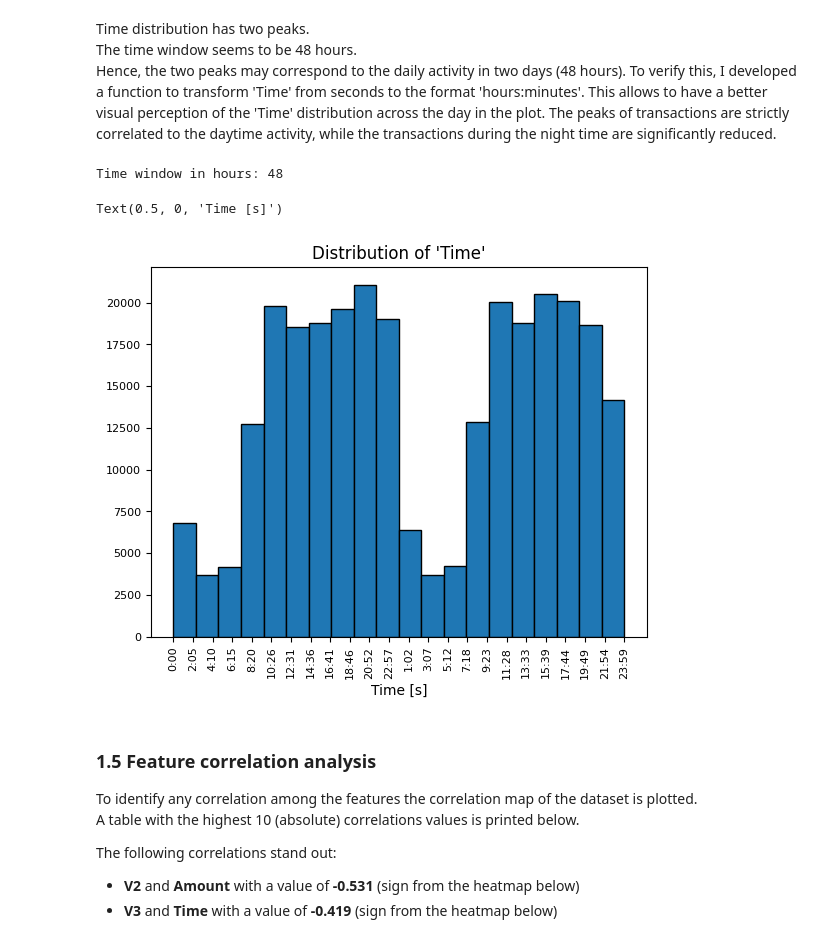
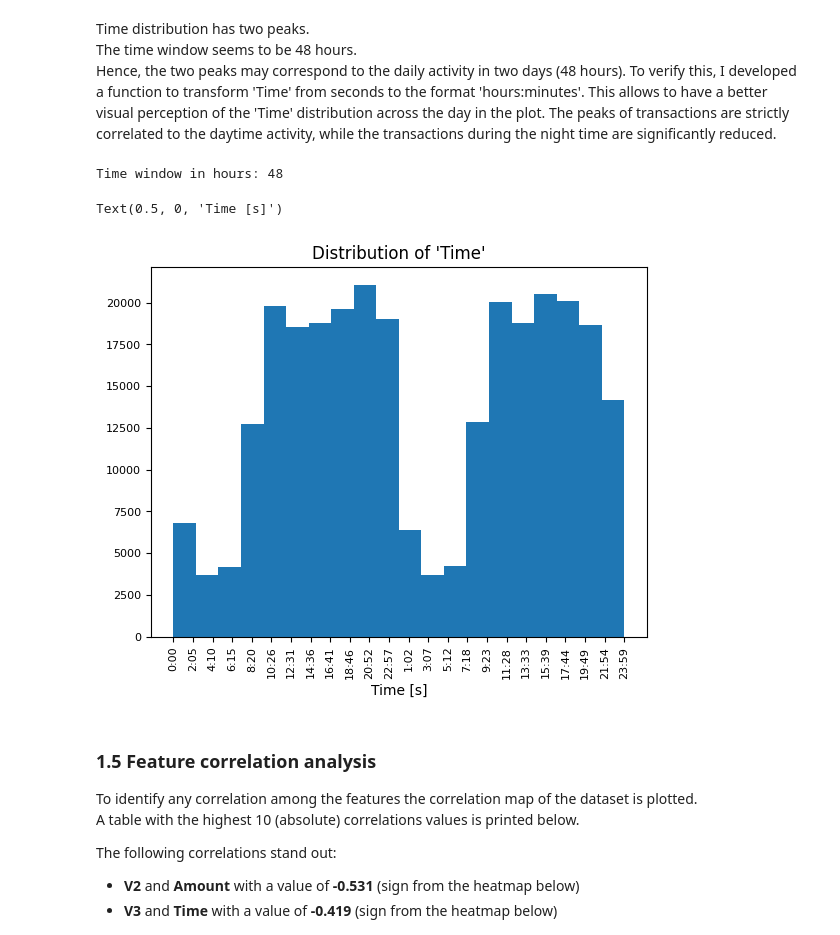
Before and after one commit to dariobrunelli/credit_card_fraud_detection, a Jupyter notebook: fraud_detection.ipynb, the cells around one changed output. Cells and saved outputs as stored; diff of their text form; code cells hidden in the pictures.

```diff
--- a/fraud_detection.ipynb
+++ b/fraud_detection.ipynb
@@ -4,8 +9,8 @@
 import numpy as np
 import pandas as pd
 import matplotlib.pyplot as plt
-
-df = pd.read_csv('creditcard.csv')
+#
+df = pd.read_csv('/content/drive/MyDrive/Credit Card Fraud Detection/creditcard.csv')
 # %% [markdown]
 # 1. Dataset pre-processing
 # %%
@@ -126,35 +131,35 @@ def seconds_to_hours(seconds):
     ''' Transform seconds to a string in the format hours:minutes
     '''
     hours, remainder = divmod(seconds, 3600)
     minutes,_ = divmod(remainder, 60)
     hours = round(hours)
     minutes = round(minutes)
     if len(str(minutes))==1:
         minutes = '0'+str(minutes)
     else:
         str(minutes)
 
     if hours>24:
         hours-=24
     return str(hours) + ':' + str(minutes)
 
 ''' Plot 'Time' distribution translated from seconds to hh:mm '''
 fig, ax = plt.subplots()
-plt.hist(df['Time'], bins=20, edgecolor='black')
+plt.hist(df['Time'], bins=20)
 plt.title('Distribution of \'Time\'')
 
 tick_positions = np.linspace(0, df['Time'].max(), 24)
 tick_labels = []
 for val in tick_positions:
     tick_labels.append(seconds_to_hours(val))
 
 plt.xticks(tick_positions, tick_labels, rotation='vertical', fontsize=8)
 plt.yticks(fontsize=8)
 plt.xlabel('Time [s]')
 # %% [output]
 Time window in hours: 48
 Text(0.5, 0, 'Time [s]')
-[figure, old version]
+[figure, new version]
 # %% [markdown]
 ### 1.5 Feature correlation analysis
 
```
Also changed, not shown: parts of 17 cells of this notebook.
